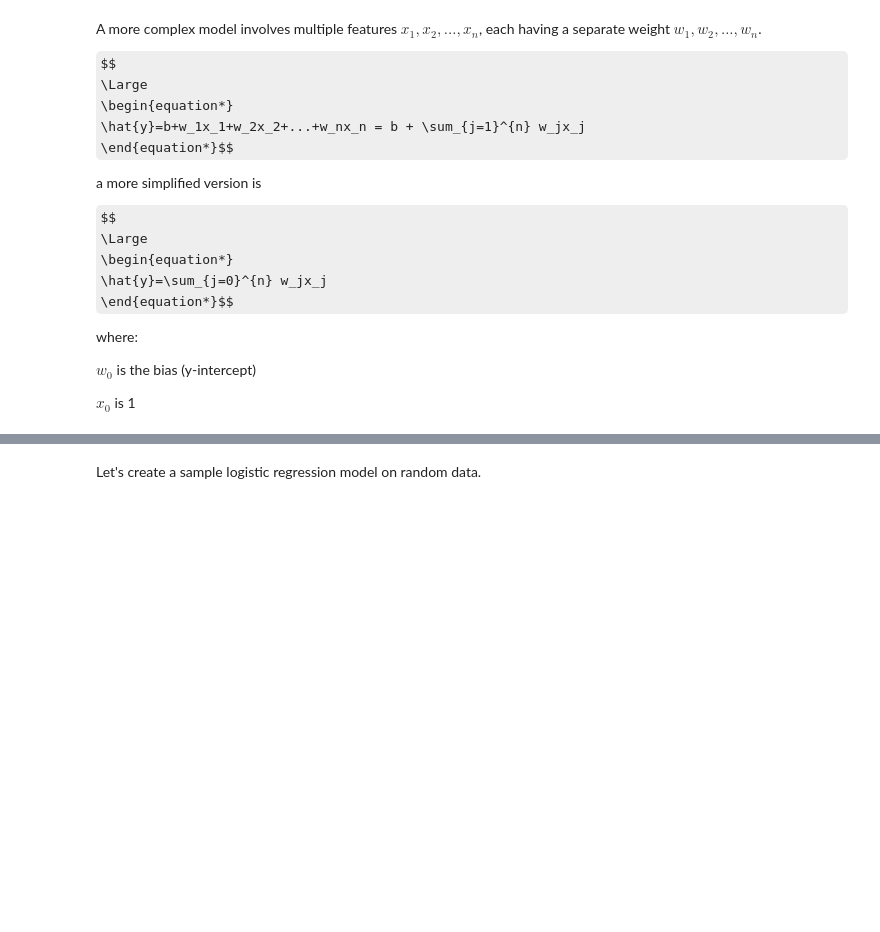
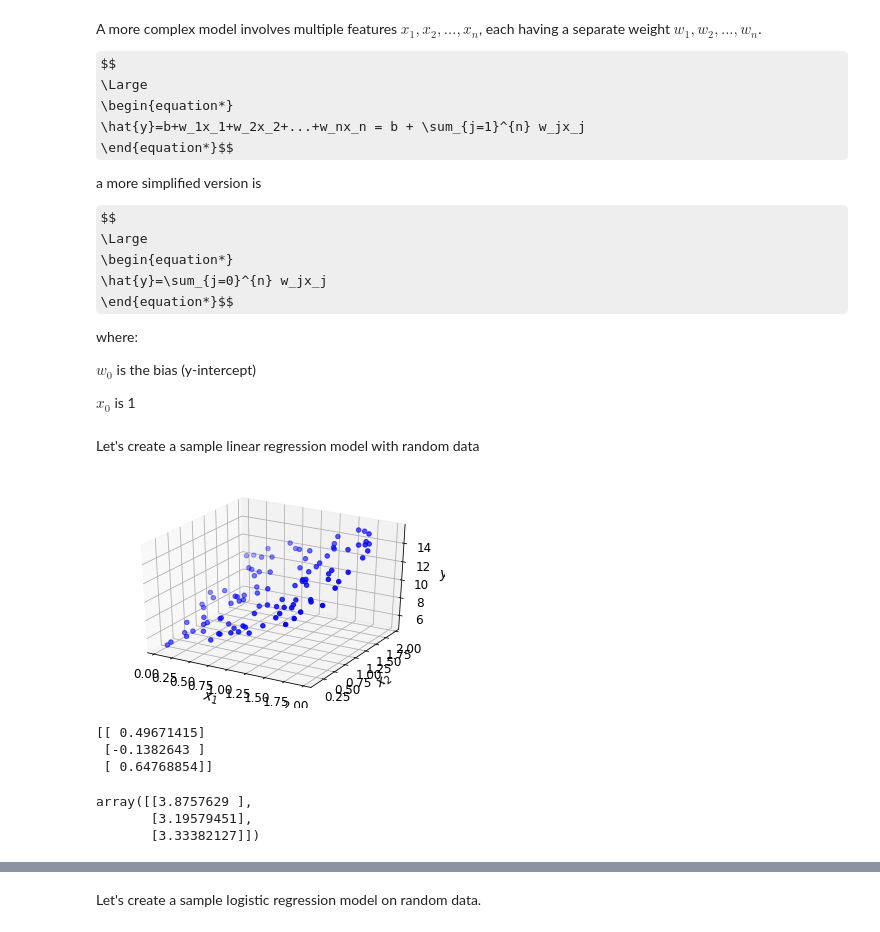
Before and after one commit to shaunhyp57/Artificial-Intelligence-Machine-Learning, a Jupyter notebook: HW_5/HW_5.ipynb, the cells around one changed output, grey strips where cells are left out. Saved outputs shown, nothing was run; the diff lists cells and outputs as text; code cells hidden in the pictures; some formulas as TeX source; blank space fills up the shorter version.

```diff
--- a/HW_5/HW_5.ipynb
+++ b/HW_5/HW_5.ipynb
@@ -71,3 +71,35 @@ where:
 $w_0$ is the bias (y-intercept)
 
 $x_0$ is 1
+# %% [markdown]
+Let's create a sample linear regression model with random data
+# %%
+import numpy as np
+%matplotlib inline
+import matplotlib as mpl
+import matplotlib.pyplot as plt
+from mpl_toolkits.mplot3d import Axes3D
+
+mpl.rc('axes', labelsize=14)
+mpl.rc('xtick', labelsize=12)
+mpl.rc('ytick', labelsize=12)
+# %%
+np.random.seed(3)
+
+m = 100
+Xs = 2 * np.random.rand(m, 2)
+
+X1 = np.array([Xs[:,0]]).T
+X2 = np.array([Xs[:,1]]).T
+
+y = 4 + 3 * X1 + 3 * X2 + np.random.rand(m, 1)
+# %%
+fig = plt.figure()
+ax = fig.add_subplot(111, projection='3d')
+
+ax.scatter(X1, X2, y, c='b', marker='o');
+ax.set_xlabel('$x_1$')
+ax.set_ylabel('$x_2$')
+ax.set_zlabel('$y$');
+# %% [output]
+[figure, added]
@@ -73,0 +115,9 @@ $x_0$ is 1
+# %%
+# fix initial random weight for gradient descent (batch gradient descent)
+np.random.seed(42)
+initial_weight = np.random.randn(3, 1)
+print(initial_weight)
+# %% [output]
+[[ 0.49671415]
+ [-0.1382643 ]
+ [ 0.64768854]]
@@ -73,0 +140,6 @@ $x_0$ is 1
+# %%
+weight_path_mgd[-1]
+# %% [output]
+array([[3.8757629 ],
+       [3.19579451],
+       [3.33382127]])
```
Also changed, not shown: parts of 4 cells of this notebook.
